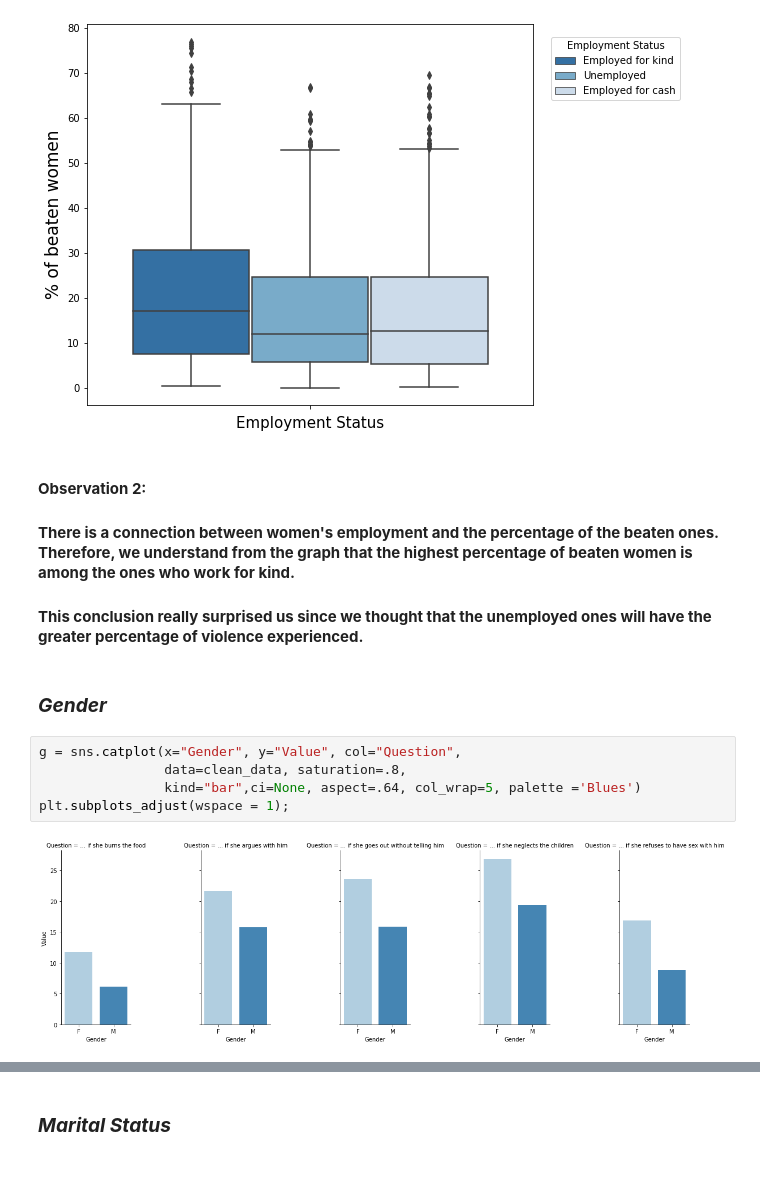
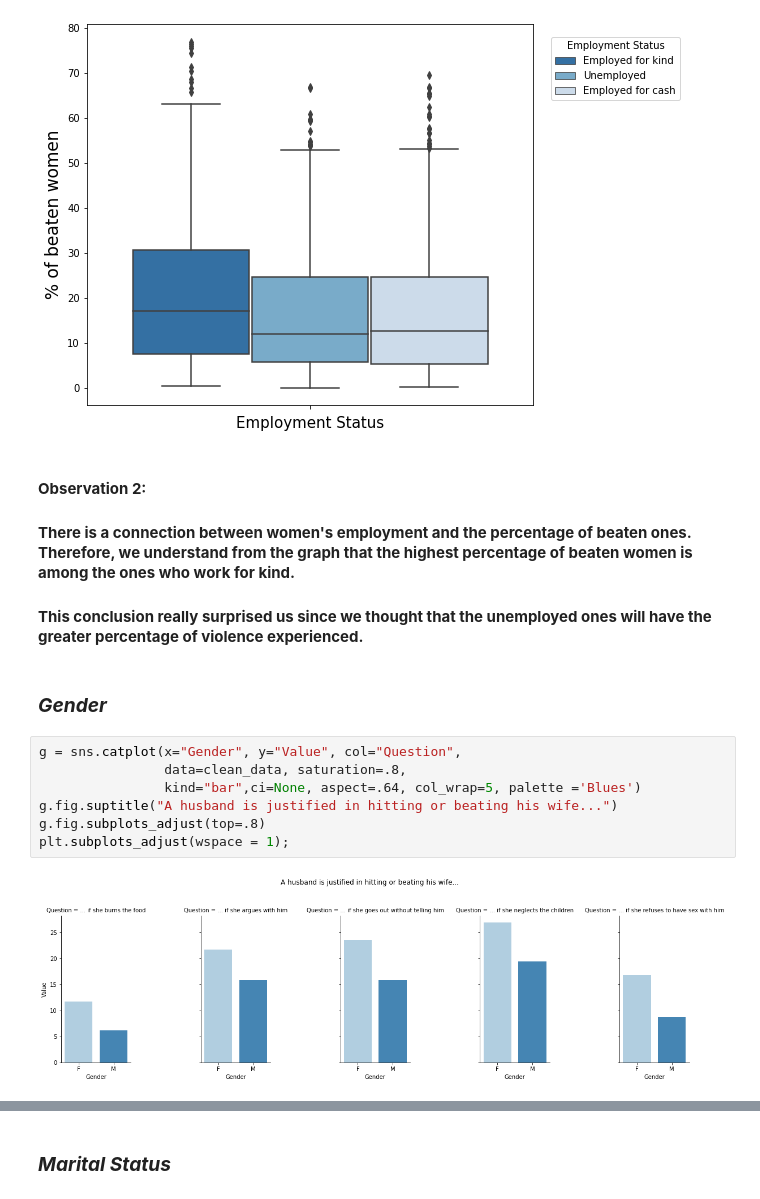
Before and after one commit to orifelszer/Data-analysis-introduction, a Jupyter notebook: 8.ipynb, the cells around one changed output, grey strips where cells are left out. Saved outputs shown, nothing was run; the diff lists cells and outputs as text; blank space fills up the shorter version.

```diff
--- a/8.ipynb
+++ b/8.ipynb
@@ -223,7 +223,7 @@ ax.set(xticklabels=[]);
 # %% [markdown]
 #### __Observation 2:__
 
-#### __There is a connection between women's employment and the percentage of the beaten ones. <br>Therefore, we understand from the graph that the highest percentage of beaten women is among the ones who work for kind.__
+#### __There is a connection between women's employment and the percentage of beaten ones. <br>Therefore, we understand from the graph that the highest percentage of beaten women is among the ones who work for kind.__
 #### __This conclusion really surprised us since we thought that the unemployed ones will have the greater percentage of violence experienced.__
 # %% [markdown]
 <a id='section3.3'></a>
@@ -231,10 +231,12 @@ ax.set(xticklabels=[]);
 # %%
 g = sns.catplot(x="Gender", y="Value", col="Question",
                 data=clean_data, saturation=.8,
                 kind="bar",ci=None, aspect=.64, col_wrap=5, palette ='Blues')
+g.fig.suptitle("A husband is justified in hitting or beating his wife...")
+g.fig.subplots_adjust(top=.8)
 plt.subplots_adjust(wspace = 1);
 # %% [output]
-[figure, old version]
+[figure, new version]
 # %% [markdown]
 #### __Observation 3:__
 
```
Also changed, not shown: parts of 4 cells of this notebook.
